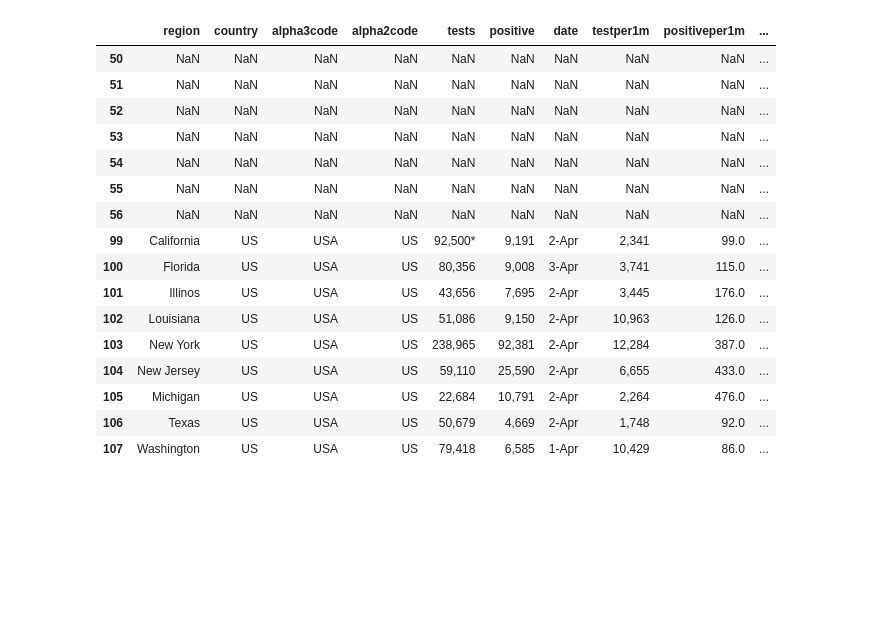
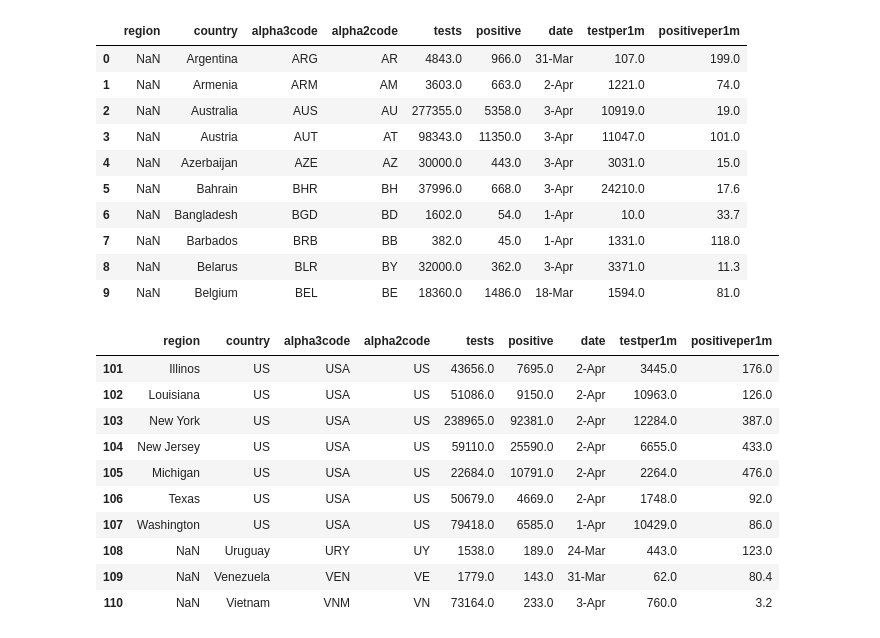
Before and after one commit to E2401/Python-Estadistica, a Jupyter notebook: Pandas_2ipynb.ipynb, the cells around one changed output. Saved outputs shown, nothing was run; the diff lists cells and outputs as text; code cells hidden in the pictures; blank space fills up the shorter version.

```diff
--- a/Pandas_2ipynb.ipynb
+++ b/Pandas_2ipynb.ipynb
@@ -149,24 +0,0 @@ a
-# %%
-A = DF.loc[99:107]
-B = DF.loc[50:56]
-
-C = pd.concat([A,B], axis=1)
-C
-# %% [output]
-|  | region | country | alpha3code | alpha2code | tests | positive | date | testper1m | positiveper1m | ... |
-| 50 | NaN | NaN | NaN | NaN | NaN | NaN | NaN | NaN | NaN | ... |
-| 51 | NaN | NaN | NaN | NaN | NaN | NaN | NaN | NaN | NaN | ... |
-| 52 | NaN | NaN | NaN | NaN | NaN | NaN | NaN | NaN | NaN | ... |
-| 53 | NaN | NaN | NaN | NaN | NaN | NaN | NaN | NaN | NaN | ... |
-| 54 | NaN | NaN | NaN | NaN | NaN | NaN | NaN | NaN | NaN | ... |
-| 55 | NaN | NaN | NaN | NaN | NaN | NaN | NaN | NaN | NaN | ... |
-| 56 | NaN | NaN | NaN | NaN | NaN | NaN | NaN | NaN | NaN | ... |
-| 99 | California | US | USA | US | 92,500* | 9,191 | 2-Apr | 2,341 | 99.0 | ... |
-| 100 | Florida | US | USA | US | 80,356 | 9,008 | 3-Apr | 3,741 | 115.0 | ... |
-| 101 | Illinos | US | USA | US | 43,656 | 7,695 | 2-Apr | 3,445 | 176.0 | ... |
-| 102 | Louisiana | US | USA | US | 51,086 | 9,150 | 2-Apr | 10,963 | 126.0 | ... |
-| 103 | New York | US | USA | US | 238,965 | 92,381 | 2-Apr | 12,284 | 387.0 | ... |
-| 104 | New Jersey | US | USA | US | 59,110 | 25,590 | 2-Apr | 6,655 | 433.0 | ... |
-| 105 | Michigan | US | USA | US | 22,684 | 10,791 | 2-Apr | 2,264 | 476.0 | ... |
-| 106 | Texas | US | USA | US | 50,679 | 4,669 | 2-Apr | 1,748 | 92.0 | ... |
-| 107 | Washington | US | USA | US | 79,418 | 6,585 | 1-Apr | 10,429 | 86.0 | ... |
@@ -172,0 +8,41 @@ C
+# %%
+#Data Cleaning
+
+DF['tests'] = DF['tests'].str.replace(",", "")
+DF['tests'] = DF['tests'].str.replace("*", "")
+DF['positive'] = DF['positive'].str.replace(",", "")
+DF['positive'] = DF['positive'].str.replace("*", "")
+
+DF['testper1m'] = DF['testper1m'].str.replace(",", "")
+
+DF["tests"]= DF['tests'].astype(float)
+DF["positive"]= DF['positive'].astype(float)
+DF["testper1m"]= DF['testper1m'].astype(float)
+# %%
+DF.head(10)
+# %% [output]
+|  | region | country | alpha3code | alpha2code | tests | positive | date | testper1m | positiveper1m |
+| 0 | NaN | Argentina | ARG | AR | 4843.0 | 966.0 | 31-Mar | 107.0 | 199.0 |
+| 1 | NaN | Armenia | ARM | AM | 3603.0 | 663.0 | 2-Apr | 1221.0 | 74.0 |
+| 2 | NaN | Australia | AUS | AU | 277355.0 | 5358.0 | 3-Apr | 10919.0 | 19.0 |
+| 3 | NaN | Austria | AUT | AT | 98343.0 | 11350.0 | 3-Apr | 11047.0 | 101.0 |
+| 4 | NaN | Azerbaijan | AZE | AZ | 30000.0 | 443.0 | 3-Apr | 3031.0 | 15.0 |
+| 5 | NaN | Bahrain | BHR | BH | 37996.0 | 668.0 | 3-Apr | 24210.0 | 17.6 |
+| 6 | NaN | Bangladesh | BGD | BD | 1602.0 | 54.0 | 1-Apr | 10.0 | 33.7 |
+| 7 | NaN | Barbados | BRB | BB | 382.0 | 45.0 | 1-Apr | 1331.0 | 118.0 |
+| 8 | NaN | Belarus | BLR | BY | 32000.0 | 362.0 | 3-Apr | 3371.0 | 11.3 |
+| 9 | NaN | Belgium | BEL | BE | 18360.0 | 1486.0 | 18-Mar | 1594.0 | 81.0 |
+# %%
+DF.tail(10)
+# %% [output]
+|  | region | country | alpha3code | alpha2code | tests | positive | date | testper1m | positiveper1m |
+| 101 | Illinos | US | USA | US | 43656.0 | 7695.0 | 2-Apr | 3445.0 | 176.0 |
+| 102 | Louisiana | US | USA | US | 51086.0 | 9150.0 | 2-Apr | 10963.0 | 126.0 |
+| 103 | New York | US | USA | US | 238965.0 | 92381.0 | 2-Apr | 12284.0 | 387.0 |
+| 104 | New Jersey | US | USA | US | 59110.0 | 25590.0 | 2-Apr | 6655.0 | 433.0 |
+| 105 | Michigan | US | USA | US | 22684.0 | 10791.0 | 2-Apr | 2264.0 | 476.0 |
+| 106 | Texas | US | USA | US | 50679.0 | 4669.0 | 2-Apr | 1748.0 | 92.0 |
+| 107 | Washington | US | USA | US | 79418.0 | 6585.0 | 1-Apr | 10429.0 | 86.0 |
+| 108 | NaN | Uruguay | URY | UY | 1538.0 | 189.0 | 24-Mar | 443.0 | 123.0 |
+| 109 | NaN | Venezuela | VEN | VE | 1779.0 | 143.0 | 31-Mar | 62.0 | 80.4 |
+| 110 | NaN | Vietnam | VNM | VN | 73164.0 | 233.0 | 3-Apr | 760.0 | 3.2 |
```
Also changed, not shown: parts of 12 cells of this notebook.
